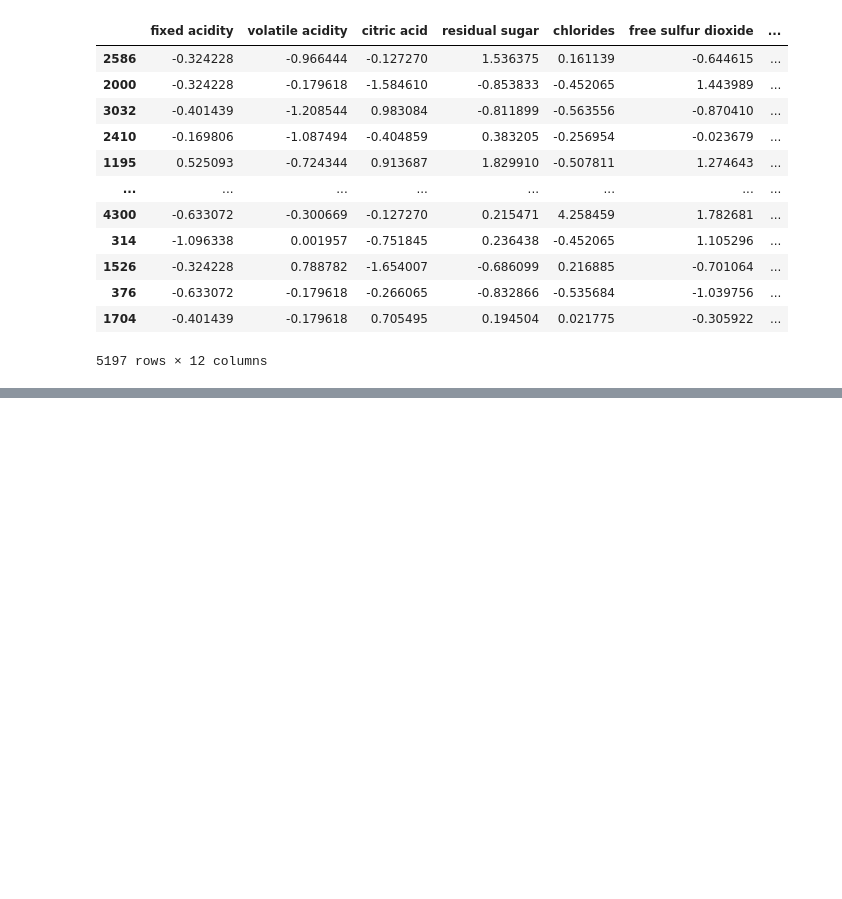
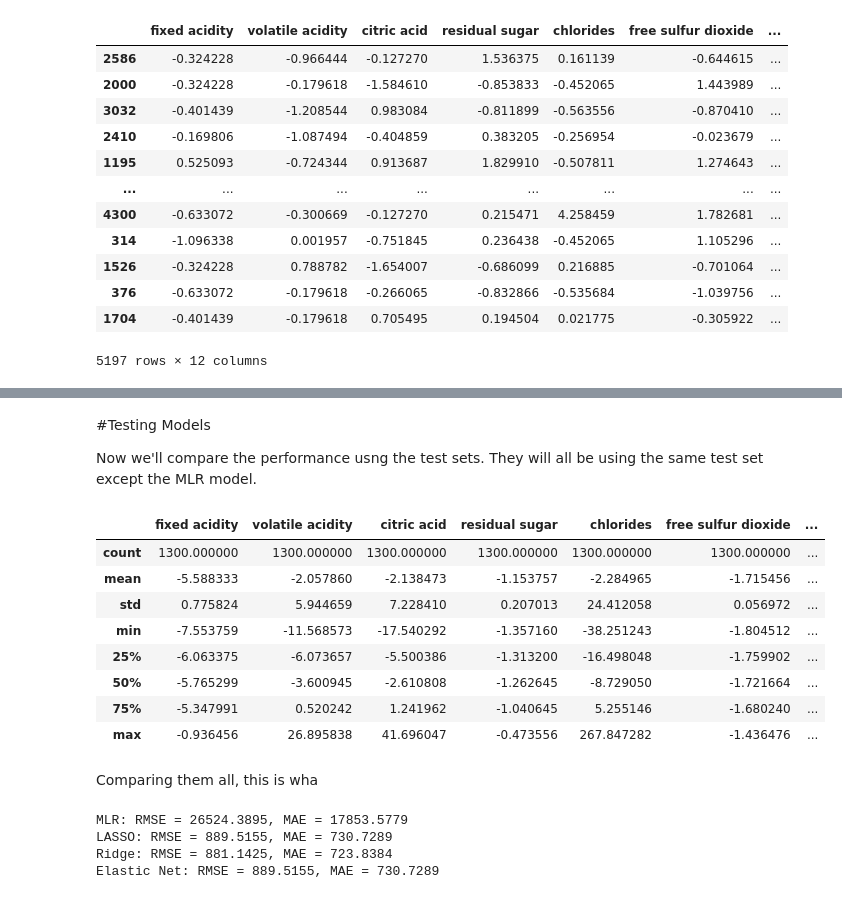
Before and after one commit to ljzier/ST-554-repo, a Jupyter notebook: Zier_ST_554_HW7.ipynb, the cells around one changed output, grey strips where cells are left out. Saved outputs shown, nothing was run; the diff lists cells and outputs as text; code cells hidden in the pictures; blank space fills up the shorter version.

```diff
--- a/Zier_ST_554_HW7.ipynb
+++ b/Zier_ST_554_HW7.ipynb
@@ -191,0 +248,4 @@ Use the training means and sds for test set too
+# %%
+lasso_best = Lasso(lasso_mod.alpha_).fit(X_train, y_train)
+print(lasso_best.intercept_)
+print(np.array(list(zip(X_train.columns, lasso_best.coef_))))
@@ -191,0 +280,4 @@ Use the training means and sds for test set too
+# %%
+ridge_best = Ridge(ridge_mod.alpha_).fit(X_train, y_train)
+print(ridge_best.intercept_)
+print(np.array(list(zip(X_train.columns, ridge_best.coef_))))
@@ -191,0 +301,7 @@ Use the training means and sds for test set too
+# %%
+# enet with full training set. varying the ratio of lasso to Ridge
+enet_mod = ElasticNetCV(cv=5, random_state=0,l1_ratio=[0.1, 0.25, 0.5, 0.75, 0.9, 1.0]).fit(X_train, y_train)
+
+# best tuning parameters
+print(enet_mod.alpha_)
+print(enet_mod.l1_ratio_)
@@ -191,0 +313,5 @@ Use the training means and sds for test set too
+# %%
+# best elastic net
+enet_best = ElasticNet(alpha=enet_mod.alpha_,l1_ratio=enet_mod.l1_ratio_).fit(X_train, y_train)
+print(enet_best.intercept_)
+print(np.array(list(zip(X_train.columns, enet_best.coef_))))
@@ -192,8 +332,57 @@ Use the training means and sds for test set too
+# %% [markdown]
+#Testing Models
+
+Now we'll compare the performance usng the test sets. They will all be using the same test set except the MLR model.
 # %%
+#stanardizing the test sets using the professors method instead of StandardScalor
 #quick function to standardize based off of a supplied mean and std
+
 def my_std_fun(x, means, stds):
- return(x-means)/stds
+    return(x-means)/stds
+
 #loop through the columns and use the function on each
 for x in X_test.columns:
- X_test[x] = my_std_fun(X_test[x], means[x], stds[x])
+    X_test[x] = my_std_fun(X_test[x], means[x], stds[x])
+
 X_test.head()
+
+#rebuild X_test_poly2 off of that
+X_test_poly2 =X_test.drop(["citric acid","chlorides", "free sulfur dioxide",
+                       "total sulfur dioxide"], axis=1).copy()
+X_test_poly2["density^2"] = X_test["density"]**2
+X_test_poly2.head()
+
+#verifying X_test is unchanged
+X_test.head()
+X_test.describe()
+
+# predictions from each of the models
+mlr_pred   = mlr_best.predict(X_test_poly2)
+lasso_pred = lasso_best.predict(X_test)
+ridge_pred = ridge_best.predict(X_test)
+enet_pred  = enet_best.predict(X_test)
+# %% [output]
+|  | fixed acidity | volatile acidity | citric acid | residual sugar | chlorides | free sulfur dioxide | ... |
+| count | 1300.000000 | 1300.000000 | 1300.000000 | 1300.000000 | 1300.000000 | 1300.000000 | ... |
+| mean | -5.588333 | -2.057860 | -2.138473 | -1.153757 | -2.284965 | -1.715456 | ... |
+| std | 0.775824 | 5.944659 | 7.228410 | 0.207013 | 24.412058 | 0.056972 | ... |
+| min | -7.553759 | -11.568573 | -17.540292 | -1.357160 | -38.251243 | -1.804512 | ... |
+| 25% | -6.063375 | -6.073657 | -5.500386 | -1.313200 | -16.498048 | -1.759902 | ... |
+| 50% | -5.765299 | -3.600945 | -2.610808 | -1.262645 | -8.729050 | -1.721664 | ... |
+| 75% | -5.347991 | 0.520242 | 1.241962 | -1.040645 | 5.255146 | -1.680240 | ... |
+| max | -0.936456 | 26.895838 | 41.696047 | -0.473556 | 267.847282 | -1.436476 | ... |
+# %% [markdown]
+Comparing them all, this is wha
+# %%
+
+models = {'MLR': mlr_pred, 'LASSO': lasso_pred, 'Ridge': ridge_pred, 'Elastic Net': enet_pred}
+
+for name, pred in models.items():
+    rmse = np.sqrt(mean_squared_error(y_test, pred))
+    mae  = mean_absolute_error(y_test, pred)
+    print(f"{name}: RMSE = {rmse:.4f}, MAE = {mae:.4f}")
+# %% [output]
+MLR: RMSE = 26524.3895, MAE = 17853.5779
+LASSO: RMSE = 889.5155, MAE = 730.7289
+Ridge: RMSE = 881.1425, MAE = 723.8384
+Elastic Net: RMSE = 889.5155, MAE = 730.7289
```
Also changed, not shown: parts of 23 cells of this notebook.
